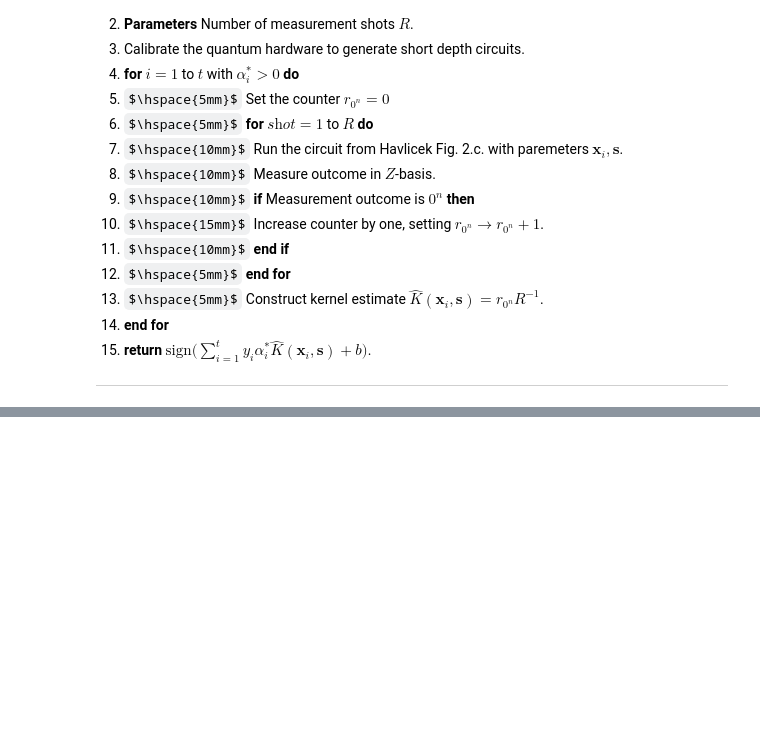
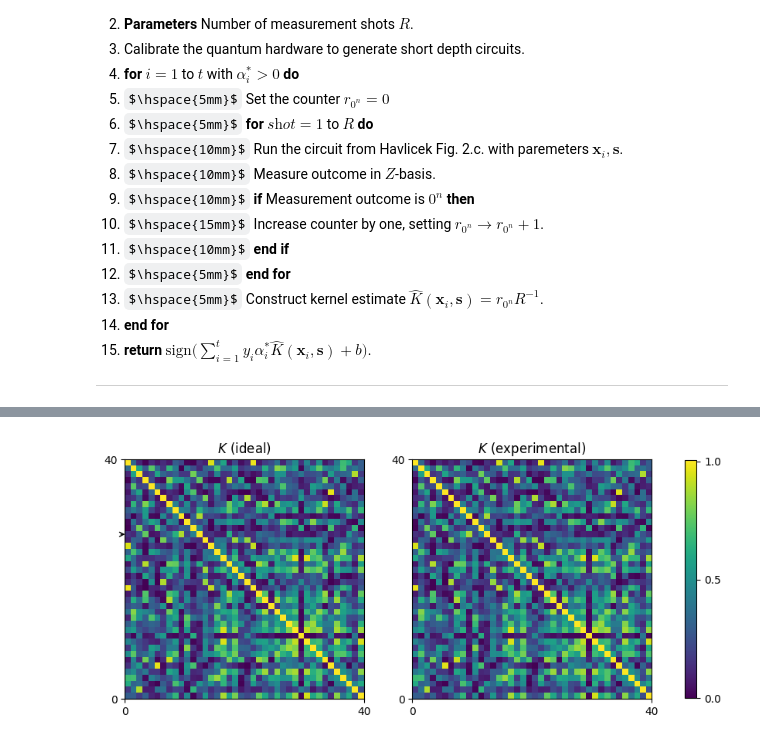
Before and after one commit to qBraid/HAQS-2022, a Jupyter notebook: qml-classifier-challenge/kernel_estimator.ipynb, the cells around one changed output, grey strips where cells are left out. Cells and saved outputs as stored; diff of their text form; code cells hidden in the pictures; some formulas as TeX source; blank space fills up the shorter version.

```diff
--- a/qml-classifier-challenge/kernel_estimator.ipynb
+++ b/qml-classifier-challenge/kernel_estimator.ipynb
@@ -305,0 +627,27 @@ Note that the bias $b$ in $\tilde{m}(\textbf{s})$ can be calculated from the wei
+# %%
+# mention in paper fig a.b
+#The maximal deviation from the ideal kernel |k_ideal − k_exp| occurs at element Ki,j.
+def max_dev(A,B):
+    max_dev = np.argmax(np.max(abs(A - B),axis=0),axis=0)
+    return max_dev
+i= max_dev(copy.deepcopy(k_exp)/shots, copy.deepcopy(k_ideal))
+
+fig, axs = plt.subplots(1, 2, figsize=(11,5))
+plt.setp(axs, xticks=[0, samples_per_set], yticks=[0, samples_per_set])
+for ax, title, A in zip(axs, ["$K$ (ideal)", "$K$ (experimental)"],[k_ideal, k_exp/shots]):
+    img = ax.imshow(A, extent=(0, samples_per_set, 0, samples_per_set), interpolation="nearest")
+    ax.set_title(title)
+
+
+cbar = fig.colorbar(img, ax=axs.ravel().tolist(), shrink=0.8)
+cbar.set_ticks(np.arange(0, 1.1, 0.5))
+# draw arrow
+axs[0].annotate('',
+                xy=(0.4, i+0.5), # tail
+                xytext=(-1, i+0.5), # front
+                xycoords='data',
+                arrowprops = dict(facecolor='black', arrowstyle='->'))
+if save_result == True: plt.savefig(f"{QKE_OUT}/{TEAM_NAME}_kernel.png")
+plt.show()
+# %% [output]
+[figure, added]
```
Also changed, not shown: parts of 33 cells of this notebook.
